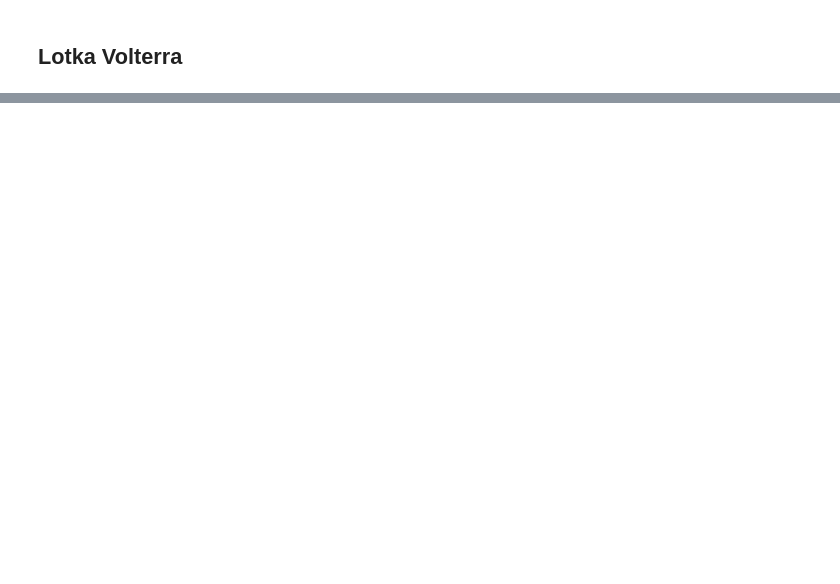
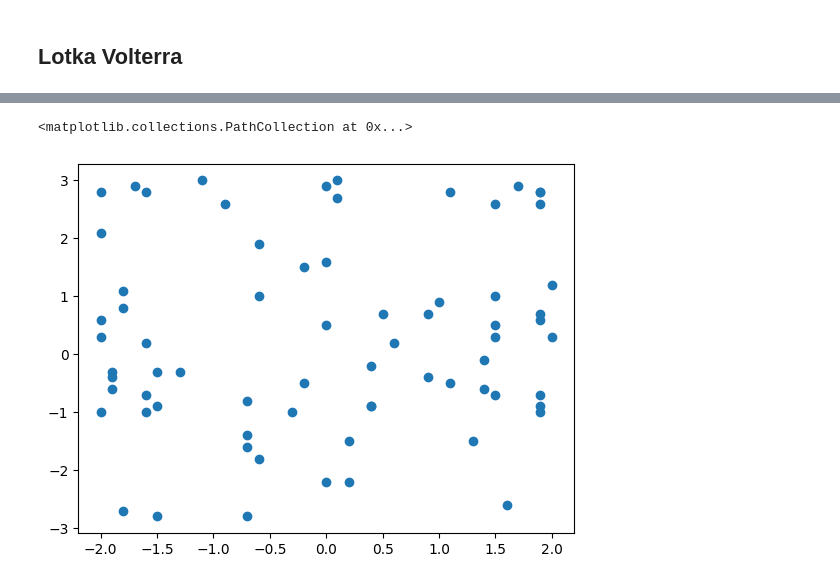
Before and after one commit to jojoroy/Data-Science, a Jupyter notebook: GPMH_penalty.ipynb, the cells around one changed output, grey strips where cells are left out. Drawn from its saved outputs; the diff is of its cells as text; code cells hidden in the pictures; blank space fills up the shorter version.

Commit message:
50 points grahs

```diff
--- a/GPMH_penalty.ipynb
+++ b/GPMH_penalty.ipynb
@@ -1175,0 +1258,3 @@ step 499 [[2.49970318e-26]] [[1.]] 3.1052646259626204 Current [ -7.8894797    4.
+# %%
+params_current=test_pts[:900,:]
+y_current = jnp.array(log_likelihood_lv(params_current).reshape(-1,1))
@@ -1175,0 +1303,39 @@ step 499 [[2.49970318e-26]] [[1.]] 3.1052646259626204 Current [ -7.8894797    4.
+# %%
+np.random.seed(10)
+m = 0
+max_iter = 50
+stds=np.zeros(max_iter)
+while m < max_iter:
+  #test_points= jnp.array([testpt for testpt in np.array(round(test_points,1)) if testpt not in np.array(params_current)])
+  #test_points=jnp.array(remove_matching_rows(round(test_points,1),round(params_current,1)))
+  #print(test_points)
+  '''
+  x1_range = jnp.array(np.random.uniform(-2,2,5))
+  x2_range = jnp.array(np.random.uniform(-3,1,5))
+
+
+  x1_gridvalues,x2_gridvalues,x3_gridvalues,x4_gridvalues = jnp.meshgrid(x1_range, x2_range,x2_range,x1_range)
+  test_points = jnp.vstack([x1_gridvalues.flatten(), x2_gridvalues.flatten(),x3_gridvalues.flatten(),x4_gridvalues.flatten()]).T
+  '''
+  test_points=jnp.round(test_points,1)
+  test_points = remove_close_rows(test_points,params_current)
+  #print(test_points)
+  test_point_utilities,std,pm = loss_fast2d(params_current, y_current, test_points, x_grid, key, obs_stddev)
+  stds[m]=std
+
+
+  i = jnp.argmin(jnp.array(test_point_utilities))
+  x_new = test_points[i]
+  print('Point',m,x_new)
+  if m>=1:
+    std_red=(stds[m]-stds[m-1])/stds[m-1]
+    print(std_red)
+    if np.abs(std_red) < 1e-6:
+      break
+  #y_new = log_likelihood_lv(x_new)
+  params_current = jnp.vstack([params_current, x_new])
+  #params_current = params_current.sort(axis=0)
+  y_current =log_likelihood_lv(params_current).reshape(-1,1)
+
+
+  m+=1
@@ -1175,0 +1613,5 @@ step 499 [[2.49970318e-26]] [[1.]] 3.1052646259626204 Current [ -7.8894797    4.
+# %%
+plt.scatter(params_current[:,0],params_current[:,2])
+# %% [output]
+<matplotlib.collections.PathCollection at 0x...>
+[figure, added]
```
Also changed, not shown: parts of 99 cells of this notebook.
